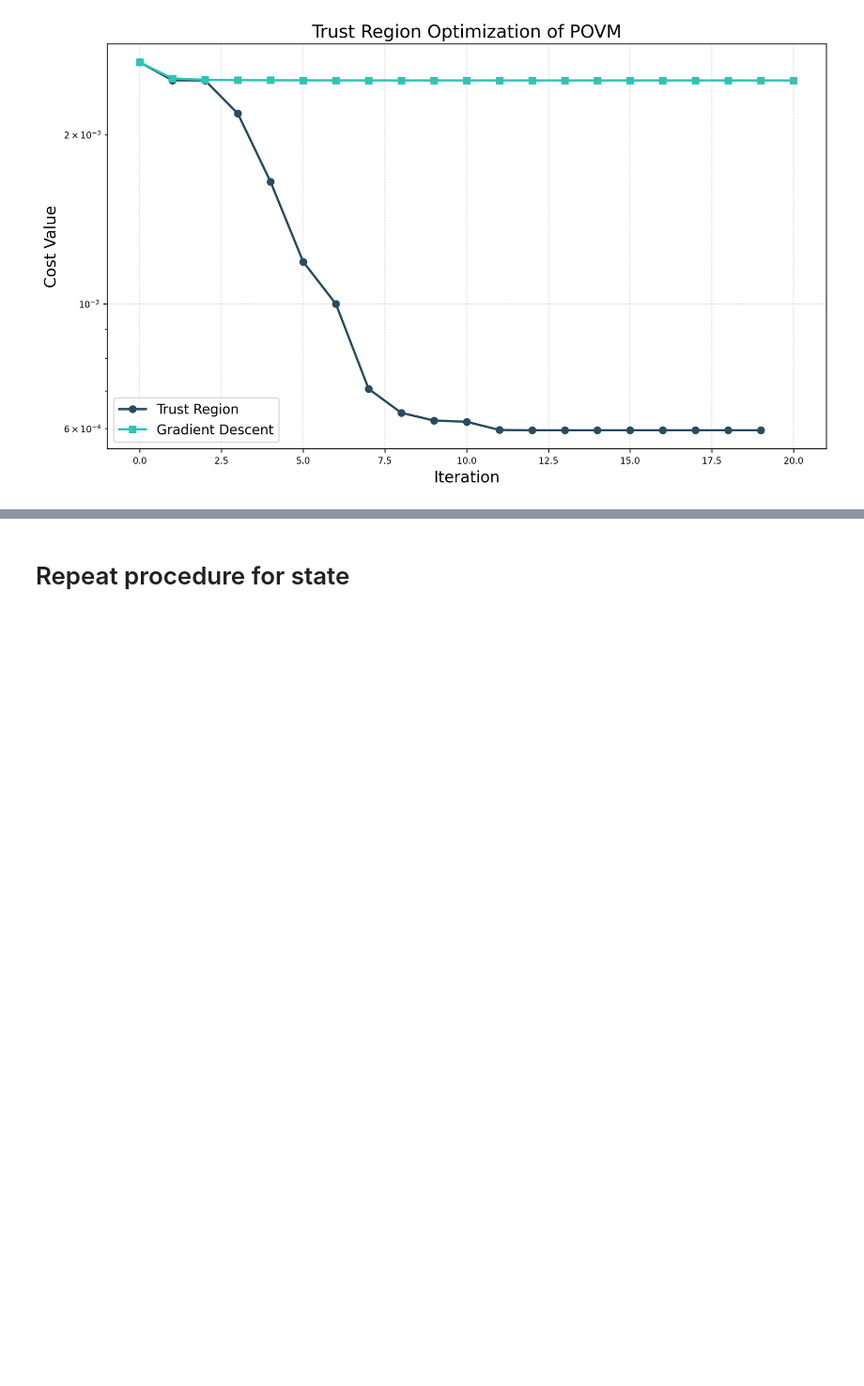
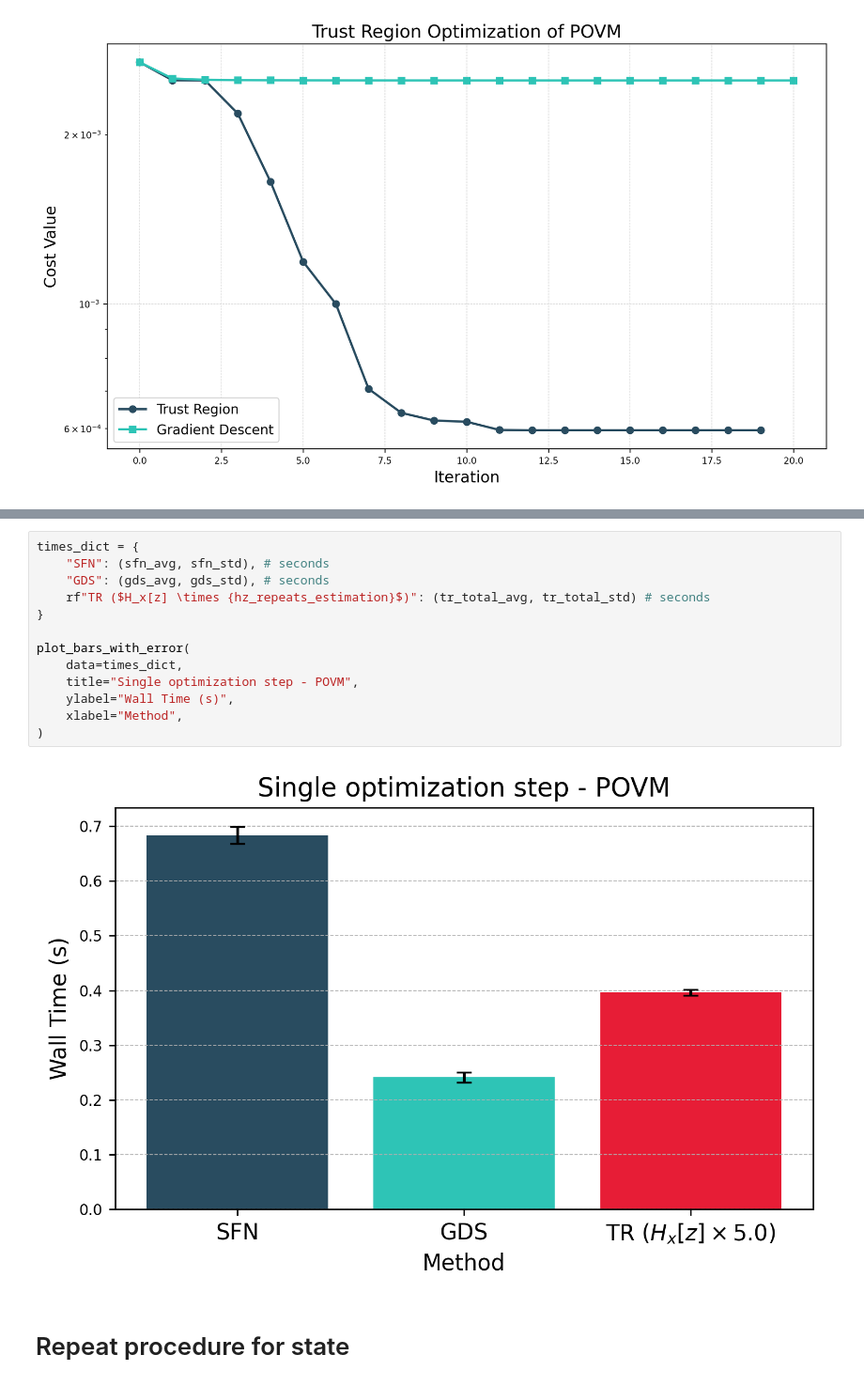
Before and after one commit to EmilianoG-byte/iqm-benchmarks, a Jupyter notebook: playground/hessian/trust_region.ipynb, the cells around one changed output, grey strips where cells are left out. Shown at 94% size. Saved outputs shown, nothing was run; the diff lists cells and outputs as text; blank space fills up the shorter version.

Commit message:
add timing comparisons for Kraus optimization

```diff
--- a/playground/hessian/trust_region.ipynb
+++ b/playground/hessian/trust_region.ipynb
@@ -683,3 +642,18 @@ The one for the Kraus should take a minor modification when converting between m
+# %%
+times_dict = {
+    "SFN": (sfn_avg, sfn_std), # seconds
+    "GDS": (gds_avg, gds_std), # seconds
+    rf"TR ($H_x[z] \times {hz_repeats_estimation}$)": (tr_total_avg, tr_total_std) # seconds
+}
+
+plot_bars_with_error(
+    data=times_dict,
+    title="Single optimization step - POVM",
+    ylabel="Wall Time (s)",
+    xlabel="Method",
+)
+# %% [output]
+[figure, added]
 # %% [markdown]
 # Repeat procedure for state
 # %%
```
Also changed, not shown: parts of 58 cells of this notebook.
